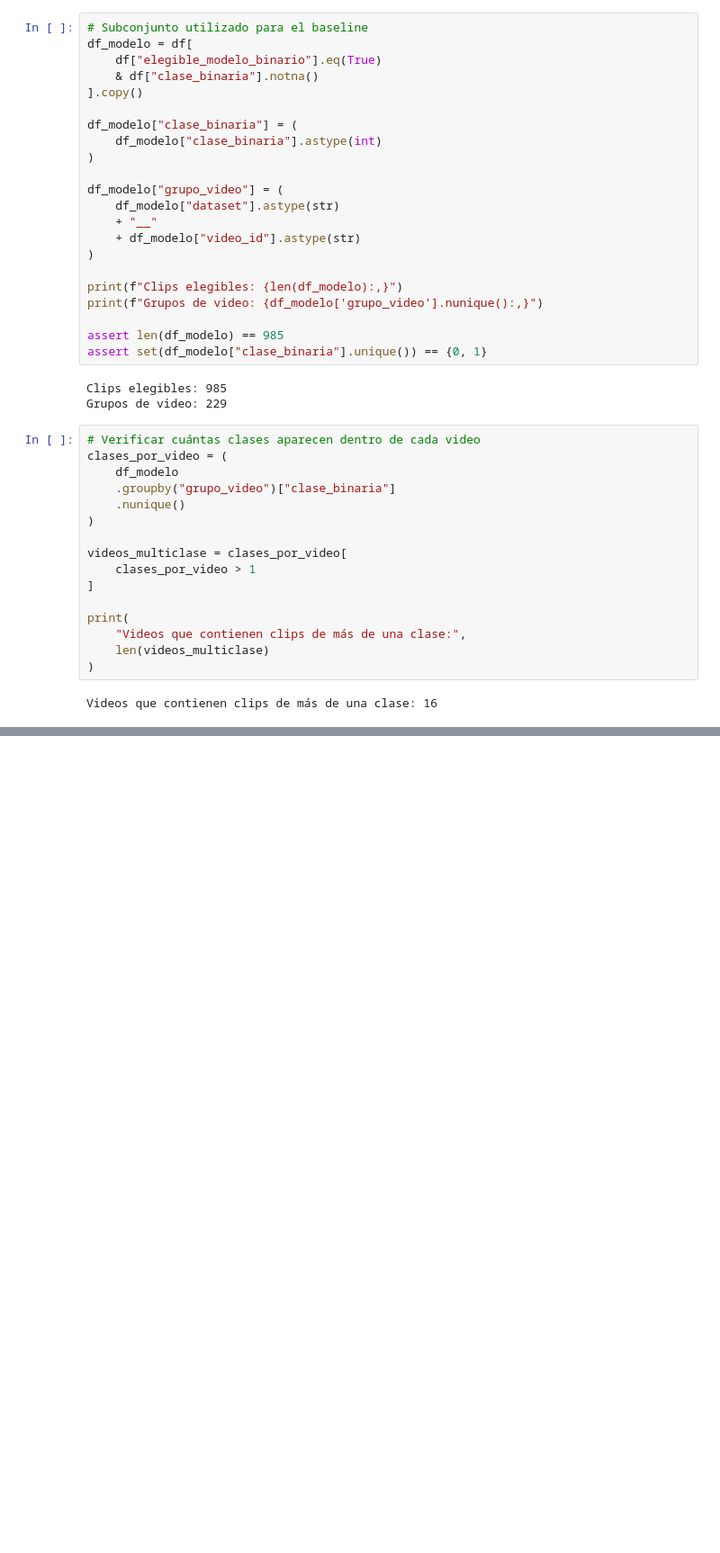
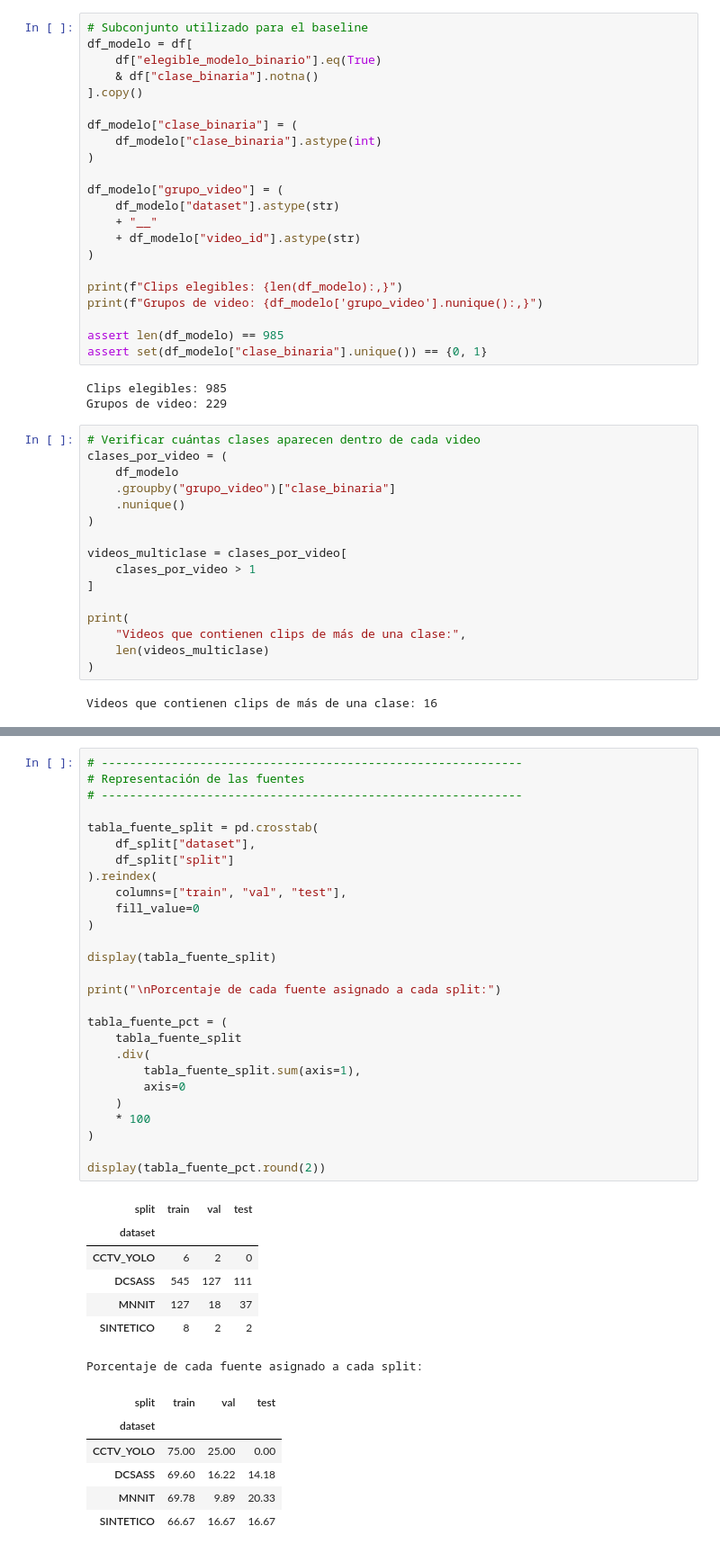
Before and after one commit to joseluistinajero/MNA---Proyecto-Integrador, a Jupyter notebook: Notebooks/Avance3_Equipo41.ipynb, the cells around one changed output, grey strips where cells are left out. Shown at 90% size. Cells and saved outputs as stored; diff of their text form; blank space fills up the shorter version.

```diff
--- a/Notebooks/Avance3_Equipo41.ipynb
+++ b/Notebooks/Avance3_Equipo41.ipynb
@@ -243,0 +1068,41 @@ Videos que contienen clips de más de una clase: 16
+# %%
+# ------------------------------------------------------------
+# Representación de las fuentes
+# ------------------------------------------------------------
+
+tabla_fuente_split = pd.crosstab(
+    df_split["dataset"],
+    df_split["split"]
+).reindex(
+    columns=["train", "val", "test"],
+    fill_value=0
+)
+
+display(tabla_fuente_split)
+
+print("\nPorcentaje de cada fuente asignado a cada split:")
+
+tabla_fuente_pct = (
+    tabla_fuente_split
+    .div(
+        tabla_fuente_split.sum(axis=1),
+        axis=0
+    )
+    * 100
+)
+
+display(tabla_fuente_pct.round(2))
+# %% [output]
+| split | train | val | test |
+| dataset |  |  |  |
+| CCTV_YOLO | 6 | 2 | 0 |
+| DCSASS | 545 | 127 | 111 |
+| MNNIT | 127 | 18 | 37 |
+| SINTETICO | 8 | 2 | 2 |
+Porcentaje de cada fuente asignado a cada split:
+| split | train | val | test |
+| dataset |  |  |  |
+| CCTV_YOLO | 75.00 | 25.00 | 0.00 |
+| DCSASS | 69.60 | 16.22 | 14.18 |
+| MNNIT | 69.78 | 9.89 | 20.33 |
+| SINTETICO | 66.67 | 16.67 | 16.67 |
```
Also changed, not shown: parts of 12 cells of this notebook.
